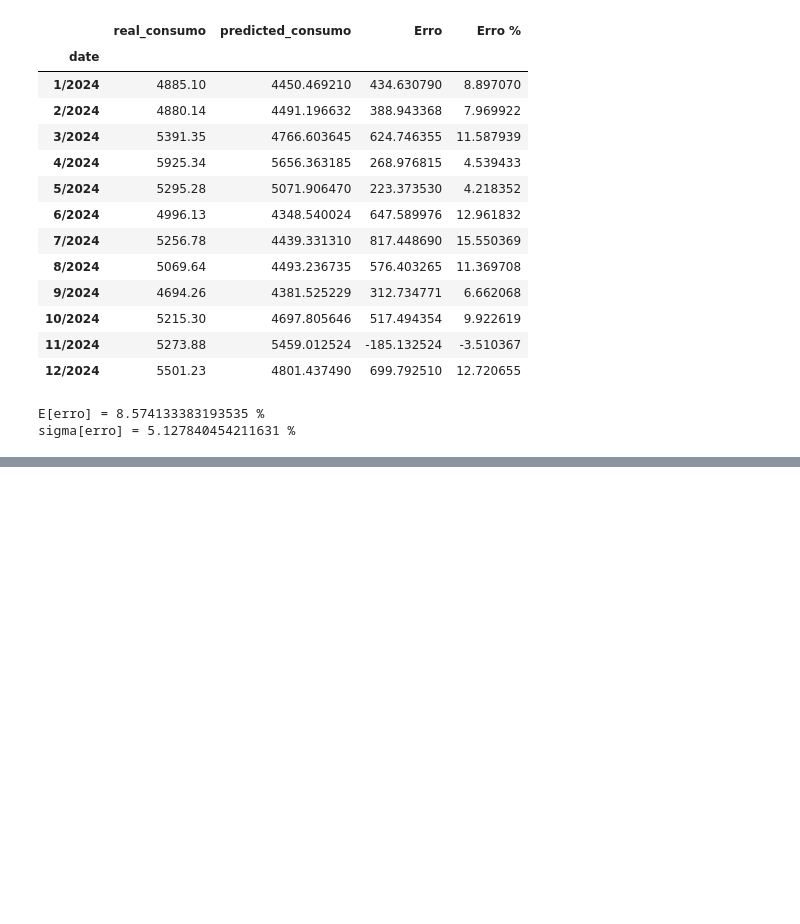
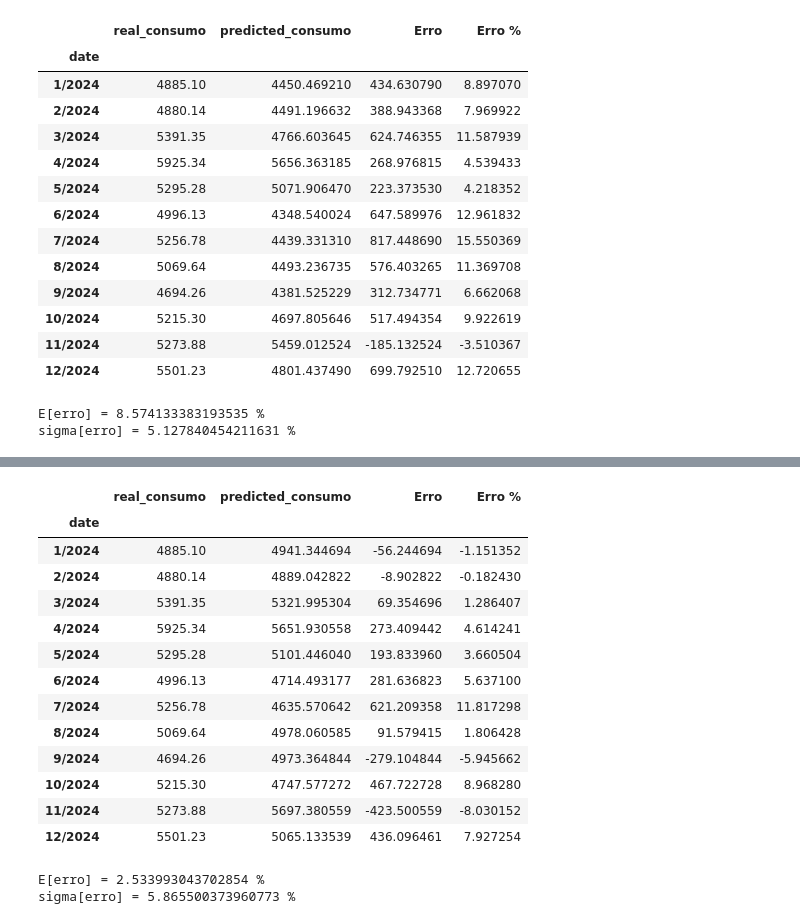
Before and after one commit to V-kr0pt/vivix_energy_consumption, a Jupyter notebook: prediction_analysis.ipynb, the cells around one changed output, grey strips where cells are left out. Drawn from its saved outputs; the diff is of its cells as text; code cells hidden in the pictures; blank space fills up the shorter version.

```diff
--- a/prediction_analysis.ipynb
+++ b/prediction_analysis.ipynb
@@ -627,0 +711,47 @@ sigma[erro] = 5.127840454211631 %
+# %%
+prediction_data_path = 'results/output_data/KNN_1.csv'
+prediction_data = pd.read_csv(prediction_data_path)
+
+# we will transform all the predicted values in MWh, so multiply by 24
+prediction_data['predicted_consumo'] = prediction_data['predicted_consumo'] * 24
+
+# Now, we want to group by month and sum the predicted energy
+prediction_data['month'] = pd.to_datetime(prediction_data['datetime']).dt.month
+prediction_data['year'] = pd.to_datetime(prediction_data['datetime']).dt.year
+prediction_data = prediction_data.drop(columns=['datetime'])
+prediction_data = prediction_data.groupby(['month', 'year']).sum()
+
+# Only for beauty we'll join the month and year columns
+prediction_data['date'] = prediction_data.index
+prediction_data['date'] = prediction_data['date'].apply(lambda x: f'{x[0]}/{x[1]}')
+prediction_data = prediction_data.reset_index()
+prediction_data = prediction_data.drop(columns=['month', 'year'])
+prediction_data = prediction_data.set_index('date')
+
+# Now we will make a dataframe that contains the difference between the real values and the predicted values
+diff = real_values
+diff['predicted_consumo'] = prediction_data['predicted_consumo']
+diff['Erro'] = diff['real_consumo'] - diff['predicted_consumo']
+diff['Erro %'] = diff['Erro'] / diff['real_consumo'] * 100
+diff
+# %% [output]
+|  | real_consumo | predicted_consumo | Erro | Erro % |
+| date |  |  |  |  |
+| 1/2024 | 4885.10 | 4941.344694 | -56.244694 | -1.151352 |
+| 2/2024 | 4880.14 | 4889.042822 | -8.902822 | -0.182430 |
+| 3/2024 | 5391.35 | 5321.995304 | 69.354696 | 1.286407 |
+| 4/2024 | 5925.34 | 5651.930558 | 273.409442 | 4.614241 |
+| 5/2024 | 5295.28 | 5101.446040 | 193.833960 | 3.660504 |
+| 6/2024 | 4996.13 | 4714.493177 | 281.636823 | 5.637100 |
+| 7/2024 | 5256.78 | 4635.570642 | 621.209358 | 11.817298 |
+| 8/2024 | 5069.64 | 4978.060585 | 91.579415 | 1.806428 |
+| 9/2024 | 4694.26 | 4973.364844 | -279.104844 | -5.945662 |
+| 10/2024 | 5215.30 | 4747.577272 | 467.722728 | 8.968280 |
+| 11/2024 | 5273.88 | 5697.380559 | -423.500559 | -8.030152 |
+| 12/2024 | 5501.23 | 5065.133539 | 436.096461 | 7.927254 |
+# %%
+print(f"E[erro] = {diff['Erro %'].mean()} %")
+print(f"sigma[erro] = {diff['Erro %'].std()} %")
+# %% [output]
+E[erro] = 2.533993043702854 %
+sigma[erro] = 5.865500373960773 %
```
Also changed, not shown: parts of 11 cells of this notebook, 1 other file.
